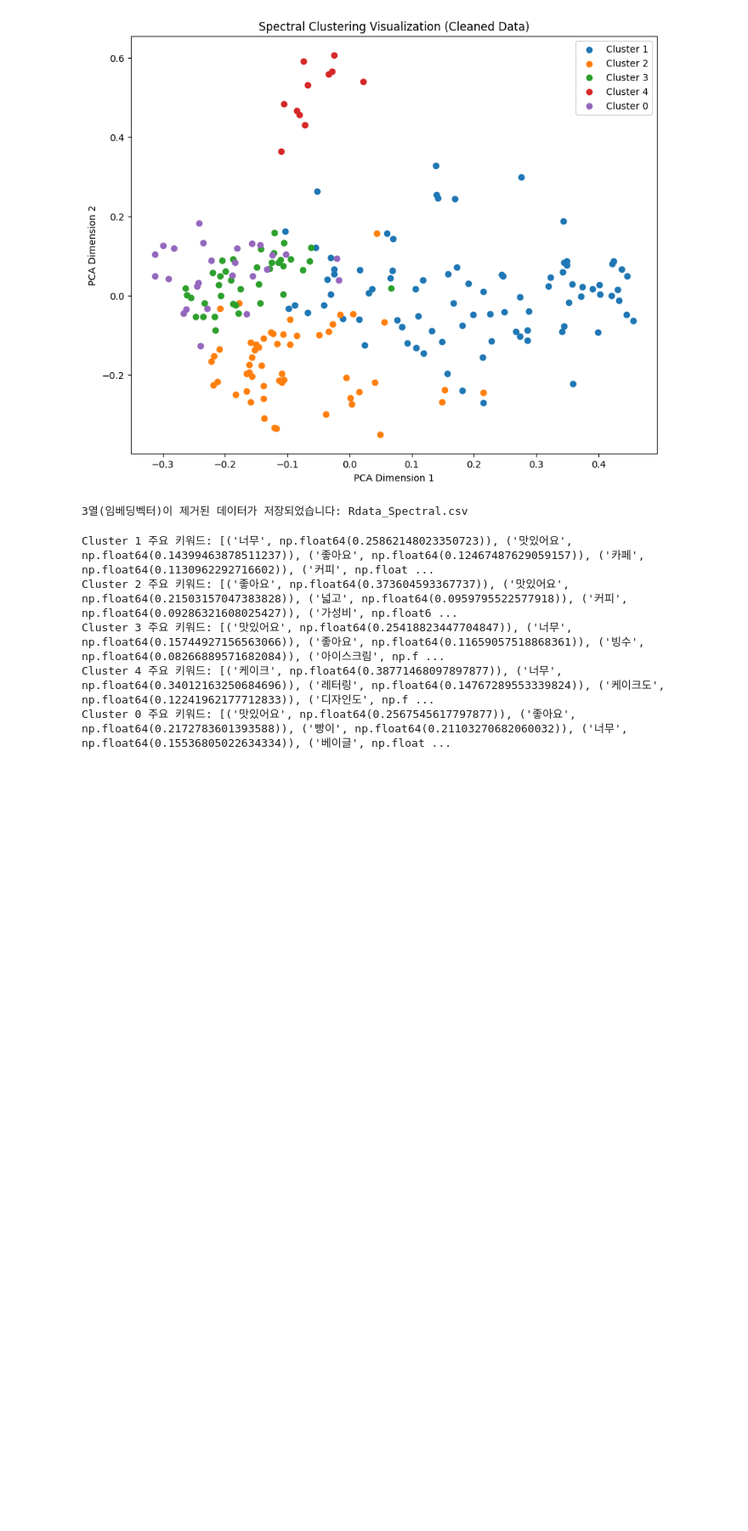
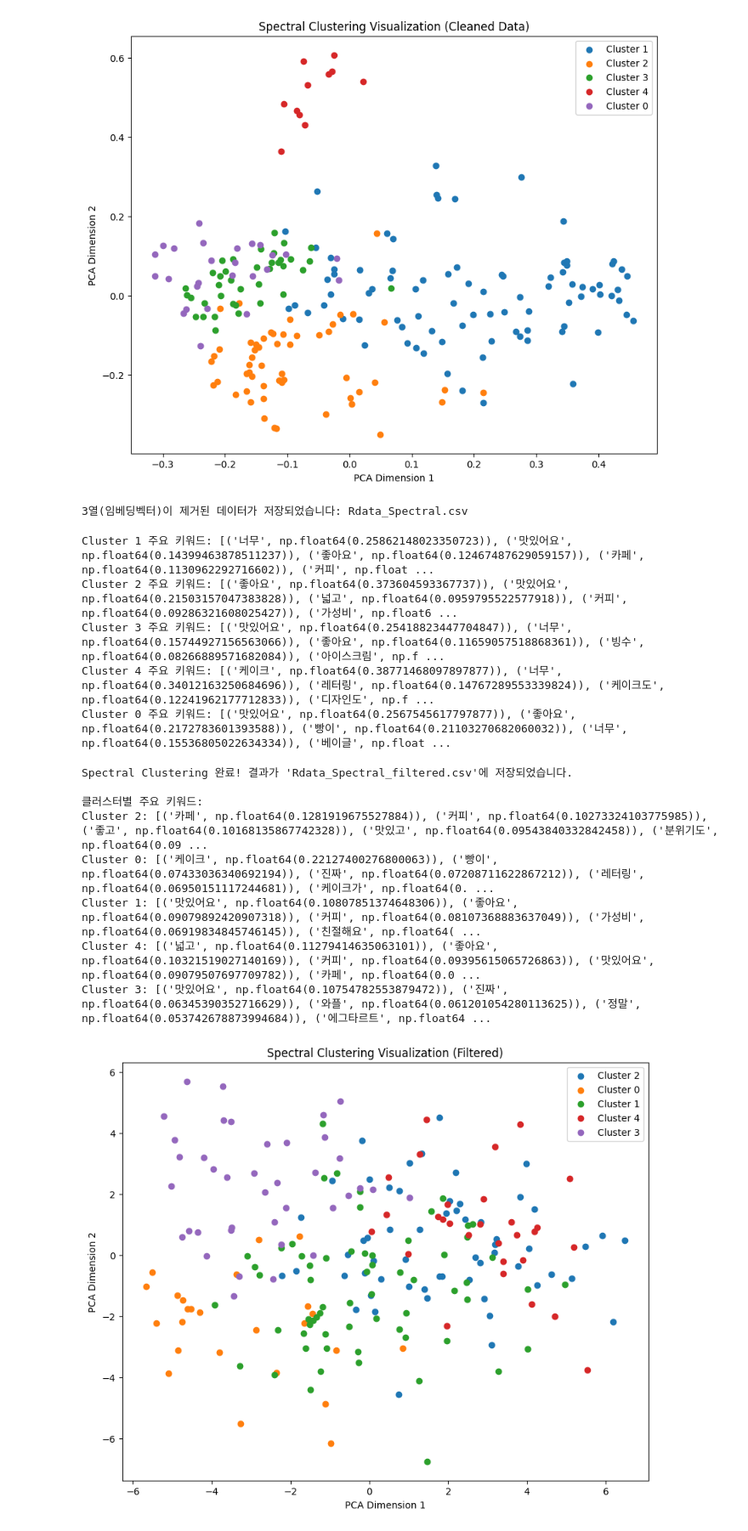
Before and after one commit to Blunf/DA_CafeClassification, a Jupyter notebook: Cluster_t2/Cluster_t2.ipynb, the cells around one changed output. Shown: that part at 85% size. Saved outputs shown, nothing was run; the diff lists cells and outputs as text; code cells hidden in the pictures; blank space fills up the shorter version.

```diff
--- a/Cluster_t2/Cluster_t2.ipynb
+++ b/Cluster_t2/Cluster_t2.ipynb
@@ -110,3 +101,82 @@ Cluster 2 주요 키워드: [('좋아요', np.float64(0.373604593367737)), ('맛
 Cluster 3 주요 키워드: [('맛있어요', np.float64(0.25418823447704847)), ('너무', np.float64(0.15744927156563066)), ('좋아요', np.float64(0.11659057518868361)), ('빙수', np.float64(0.08266889571682084)), ('아이스크림', np.f ...
 Cluster 4 주요 키워드: [('케이크', np.float64(0.38771468097897877)), ('너무', np.float64(0.34012163250684696)), ('레터링', np.float64(0.14767289553339824)), ('케이크도', np.float64(0.12241962177712833)), ('디자인도', np.f ...
 Cluster 0 주요 키워드: [('맛있어요', np.float64(0.2567545617797877)), ('좋아요', np.float64(0.2172783601393588)), ('빵이', np.float64(0.21103270682060032)), ('너무', np.float64(0.15536805022634334)), ('베이글', np.float ...
+# %%
+import pandas as pd
+from sentence_transformers import SentenceTransformer
+from sklearn.cluster import SpectralClustering
+from sklearn.decomposition import PCA
+from sklearn.metrics.pairwise import cosine_similarity
+from sklearn.feature_extraction.text import TfidfVectorizer
+import matplotlib.pyplot as plt
+from tqdm import tqdm
+
+# 데이터 로드
+df = pd.read_csv("Rdata.csv")
+
+stop_words = ['너무', '좋아요', '맛있어요']
+
+def remove_stop_words(text, stop_words):
+    words = text.split()
+    filtered_words = [word for word in words if word not in stop_words]
+    return ' '.join(filtered_words)
+
+df['filtered_review'] = df['review'].apply(lambda x: remove_stop_words(str(x), stop_words))
+
+model = SentenceTransformer("snunlp/KR-SBERT-V40K-klueNLI-augSTS")
+
+texts = df['filtered_review'].astype(str).tolist()
+embeddings = [model.encode(text, show_progress_bar=False) for text in tqdm(texts, desc="임베딩 생성 중", disable=True)]
+
+df['임베딩'] = [embedding.tolist() for embedding in embeddings]
+
+similarity_matrix = cosine_similarity(embeddings)
+
+n_clusters = 5
+spectral_clustering = SpectralClustering(n_clusters=n_clusters, affinity='precomputed', random_state=42)
+df['클러스터'] = spectral_clustering.fit_predict(similarity_matrix)
+
+output_file = "Rdata_Spectral_filtered.csv"
+df.to_csv(output_file, index=False, encoding='utf-8-sig')
+
+print(f"Spectral Clustering 완료! 결과가 '{output_file}'에 저장되었습니다.")
+
+# TF-IDF 벡터화
+vectorizer = TfidfVectorizer(max_features=1000)
+tfidf_matrix = vectorizer.fit_transform(df['filtered_review'])
+feature_names = vectorizer.get_feature_names_out()
+
+# 클러스터별 주요 키워드 추출
+print("\n클러스터별 주요 키워드:")
+for cluster in df['클러스터'].unique():
+    cluster_indices = df[df['클러스터'] == cluster].index
+    cluster_tfidf = tfidf_matrix[cluster_indices].mean(axis=0)
+    top_indices = cluster_tfidf.A.flatten().argsort()[::-1][:10]
+    top_keywords = [(feature_names[i], cluster_tfidf[0, i]) for i in top_indices]
+    print(f"Cluster {cluster}: {top_keywords}")
+
+# PCA를 사용하여 차원 축소
+pca = PCA(n_components=2)
+reduced_embeddings = pca.fit_transform(embeddings)
+
+plt.figure(figsize=(10, 8))
+unique_clusters = df['클러스터'].unique()
+for cluster in unique_clusters:
+    cluster_points = reduced_embeddings[df['클러스터'] == cluster]
+    plt.scatter(cluster_points[:, 0], cluster_points[:, 1], label=f"Cluster {cluster}")
+
+plt.title("Spectral Clustering Visualization (Filtered)")
+plt.xlabel("PCA Dimension 1")
+plt.ylabel("PCA Dimension 2")
+plt.legend()
+plt.show()
+# %% [output]
+Spectral Clustering 완료! 결과가 'Rdata_Spectral_filtered.csv'에 저장되었습니다.
+
+클러스터별 주요 키워드:
+Cluster 2: [('카페', np.float64(0.1281919675527884)), ('커피', np.float64(0.10273324103775985)), ('좋고', np.float64(0.10168135867742328)), ('맛있고', np.float64(0.09543840332842458)), ('분위기도', np.float64(0.09 ...
+Cluster 0: [('케이크', np.float64(0.22127400276800063)), ('빵이', np.float64(0.07433036340692194)), ('진짜', np.float64(0.07208711622867212)), ('레터링', np.float64(0.06950151117244681)), ('케이크가', np.float64(0. ...
+Cluster 1: [('맛있어요', np.float64(0.10807851374648306)), ('좋아요', np.float64(0.09079892420907318)), ('커피', np.float64(0.08107368883637049)), ('가성비', np.float64(0.06919834845746145)), ('친절해요', np.float64( ...
+Cluster 4: [('넓고', np.float64(0.11279414635063101)), ('좋아요', np.float64(0.10321519027140169)), ('커피', np.float64(0.09395615065726863)), ('맛있어요', np.float64(0.09079507697709782)), ('카페', np.float64(0.0 ...
+Cluster 3: [('맛있어요', np.float64(0.10754782553879472)), ('진짜', np.float64(0.06345390352716629)), ('와플', np.float64(0.061201054280113625)), ('정말', np.float64(0.053742678873994684)), ('에그타르트', np.float64 ...
+[figure, added]
```
Also changed, not shown: parts of 2 cells of this notebook, 3 other files.
